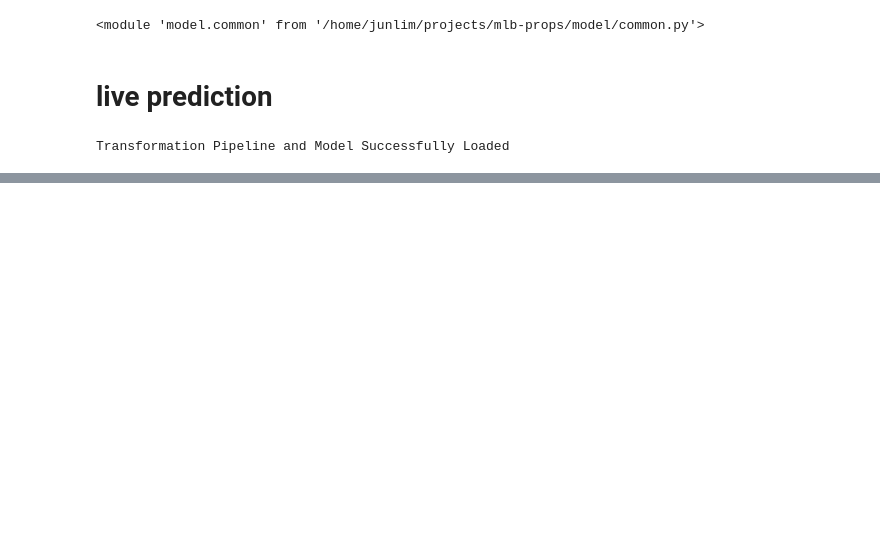
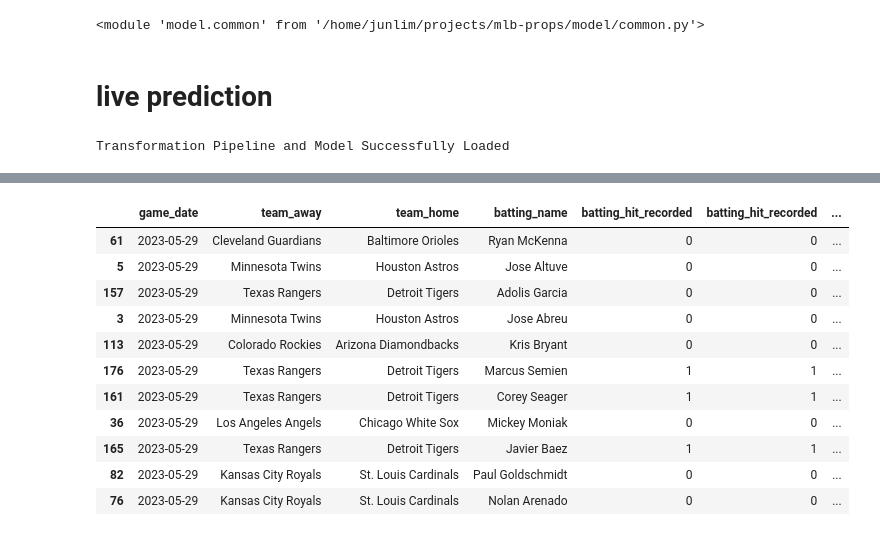
Before and after one commit to sculd/mlb-props, a Jupyter notebook: sandbox_live_bet.ipynb, the cells around one changed output, grey strips where cells are left out. Saved outputs shown, nothing was run; the diff lists cells and outputs as text; code cells hidden in the pictures; blank space fills up the shorter version.

```diff
--- a/sandbox_live_bet.ipynb
+++ b/sandbox_live_bet.ipynb
@@ -37,3 +41,7 @@ df_odds_hits["over_prob"] = df_odds_hits["over_odds"].apply(model.common.odds_to
+# %%
+# matchup decorated with previous date should have result
+df_live_game_matchup_20230529 = pd.read_pickle(f'collect_data/df_live_game_matchup_2023-05-29.pkl')
+df_live_game_matchup_20230530 = pd.read_pickle(f'collect_data/df_live_game_matchup_2023-05-30.pkl')
 # %% [markdown]
 # live prediction
 # %%
@@ -83,0 +112,19 @@ df_live_advantageous_prediction_odds[['game_date', 'team_away', 'team_home', 'ba
+# %%
+df_live_prediction_20230529 = get_df_prediction_odd(df_live_game_matchup_20230529, regression_model)
+df_live_prediction_hits_odds_20230529 = get_df_prediction_hits_odds(df_live_prediction_20230529, df_odds_hits_20230529)
+# %%
+df_live_confident_prediction_odds_20230529 = get_df_confident_prediction_odds(df_live_prediction_hits_odds_20230529, score_threshold = 0.70)
+df_live_confident_prediction_odds_20230529
+# %% [output]
+|  | game_date | team_away | team_home | batting_name | batting_hit_recorded | batting_hit_recorded | ... |
+| 61 | 2023-05-29 | Cleveland Guardians | Baltimore Orioles | Ryan McKenna | 0 | 0 | ... |
+| 5 | 2023-05-29 | Minnesota Twins | Houston Astros | Jose Altuve | 0 | 0 | ... |
+| 157 | 2023-05-29 | Texas Rangers | Detroit Tigers | Adolis Garcia | 0 | 0 | ... |
+| 3 | 2023-05-29 | Minnesota Twins | Houston Astros | Jose Abreu | 0 | 0 | ... |
+| 113 | 2023-05-29 | Colorado Rockies | Arizona Diamondbacks | Kris Bryant | 0 | 0 | ... |
+| 176 | 2023-05-29 | Texas Rangers | Detroit Tigers | Marcus Semien | 1 | 1 | ... |
+| 161 | 2023-05-29 | Texas Rangers | Detroit Tigers | Corey Seager | 1 | 1 | ... |
+| 36 | 2023-05-29 | Los Angeles Angels | Chicago White Sox | Mickey Moniak | 0 | 0 | ... |
+| 165 | 2023-05-29 | Texas Rangers | Detroit Tigers | Javier Baez | 1 | 1 | ... |
+| 82 | 2023-05-29 | Kansas City Royals | St. Louis Cardinals | Paul Goldschmidt | 0 | 0 | ... |
+| 76 | 2023-05-29 | Kansas City Royals | St. Louis Cardinals | Nolan Arenado | 0 | 0 | ... |
```
Also changed, not shown: parts of 15 cells of this notebook.
